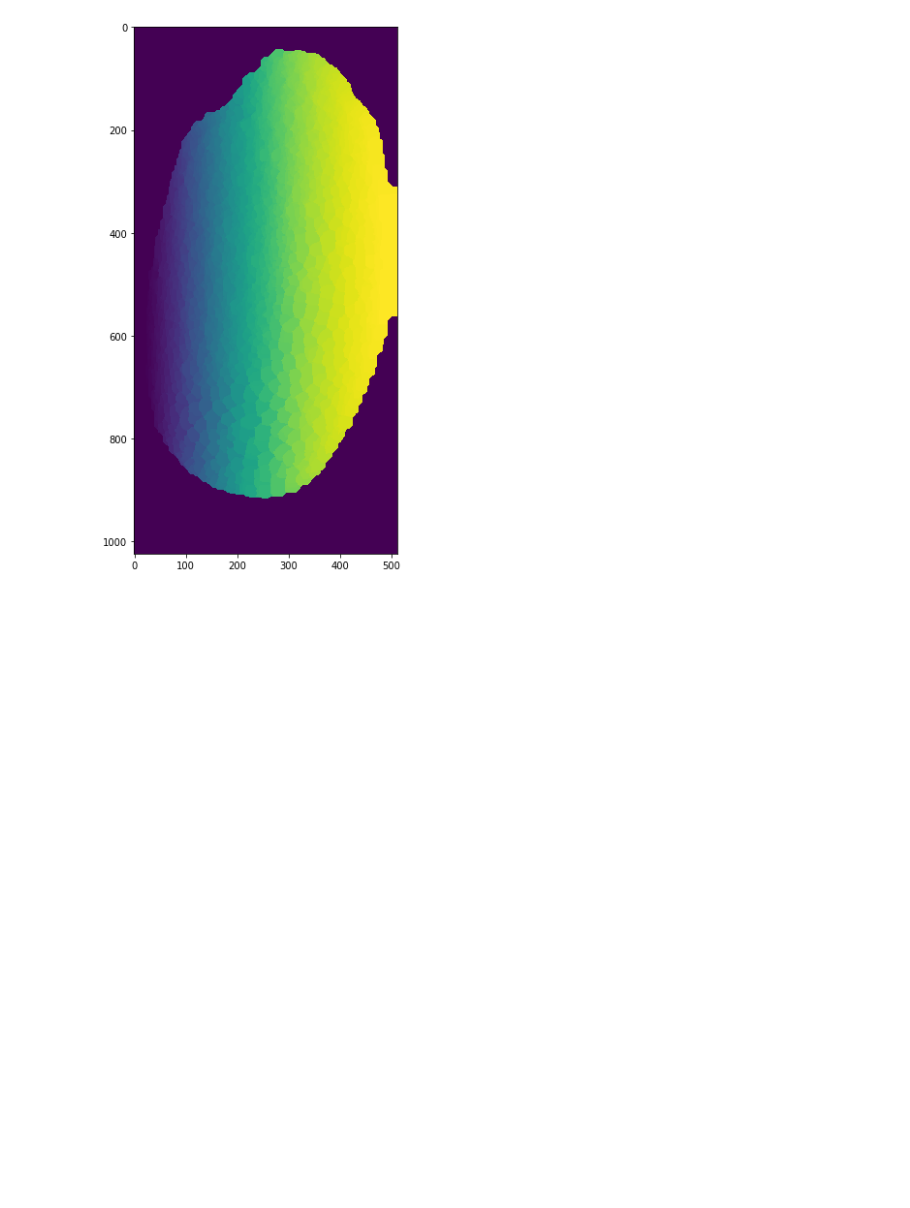
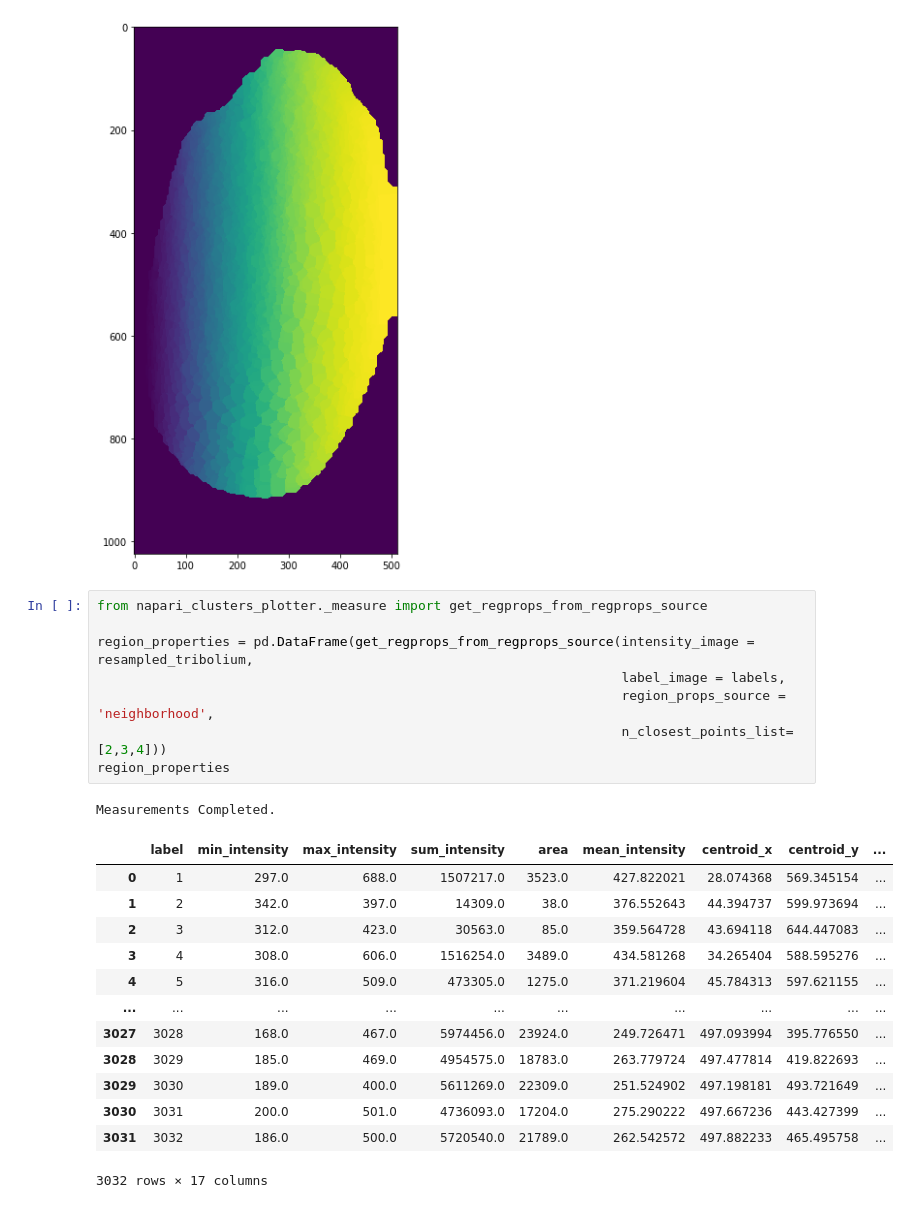
Before and after one commit to lukasz-migas/napari-clusters-plotter, a Jupyter notebook: docs/Processing a single timepoint.ipynb, the cells around one changed output. Drawn from its saved outputs; the diff is of its cells as text; blank space fills up the shorter version.

```diff
--- a/docs/Processing a single timepoint.ipynb
+++ b/docs/Processing a single timepoint.ipynb
@@ -113,3 +113,26 @@ plt.figure(figsize=(10,10))
 cle.imshow(labels)
 # %% [output]
 [figure]
+# %%
+from napari_clusters_plotter._measure import get_regprops_from_regprops_source
+
+region_properties = pd.DataFrame(get_regprops_from_regprops_source(intensity_image = resampled_tribolium,
+                                                                   label_image = labels,
+                                                                   region_props_source = 'neighborhood',
+                                                                   n_closest_points_list= [2,3,4]))
+region_properties
+# %% [output]
+Measurements Completed.
+|  | label | min_intensity | max_intensity | sum_intensity | area | mean_intensity | centroid_x | centroid_y | ... |
+| 0 | 1 | 297.0 | 688.0 | 1507217.0 | 3523.0 | 427.822021 | 28.074368 | 569.345154 | ... |
+| 1 | 2 | 342.0 | 397.0 | 14309.0 | 38.0 | 376.552643 | 44.394737 | 599.973694 | ... |
+| 2 | 3 | 312.0 | 423.0 | 30563.0 | 85.0 | 359.564728 | 43.694118 | 644.447083 | ... |
+| 3 | 4 | 308.0 | 606.0 | 1516254.0 | 3489.0 | 434.581268 | 34.265404 | 588.595276 | ... |
+| 4 | 5 | 316.0 | 509.0 | 473305.0 | 1275.0 | 371.219604 | 45.784313 | 597.621155 | ... |
+| ... | ... | ... | ... | ... | ... | ... | ... | ... | ... |
+| 3027 | 3028 | 168.0 | 467.0 | 5974456.0 | 23924.0 | 249.726471 | 497.093994 | 395.776550 | ... |
+| 3028 | 3029 | 185.0 | 469.0 | 4954575.0 | 18783.0 | 263.779724 | 497.477814 | 419.822693 | ... |
+| 3029 | 3030 | 189.0 | 400.0 | 5611269.0 | 22309.0 | 251.524902 | 497.198181 | 493.721649 | ... |
+| 3030 | 3031 | 200.0 | 501.0 | 4736093.0 | 17204.0 | 275.290222 | 497.667236 | 443.427399 | ... |
+| 3031 | 3032 | 186.0 | 500.0 | 5720540.0 | 21789.0 | 262.542572 | 497.882233 | 465.495758 | ... |
+3032 rows × 17 columns
```
